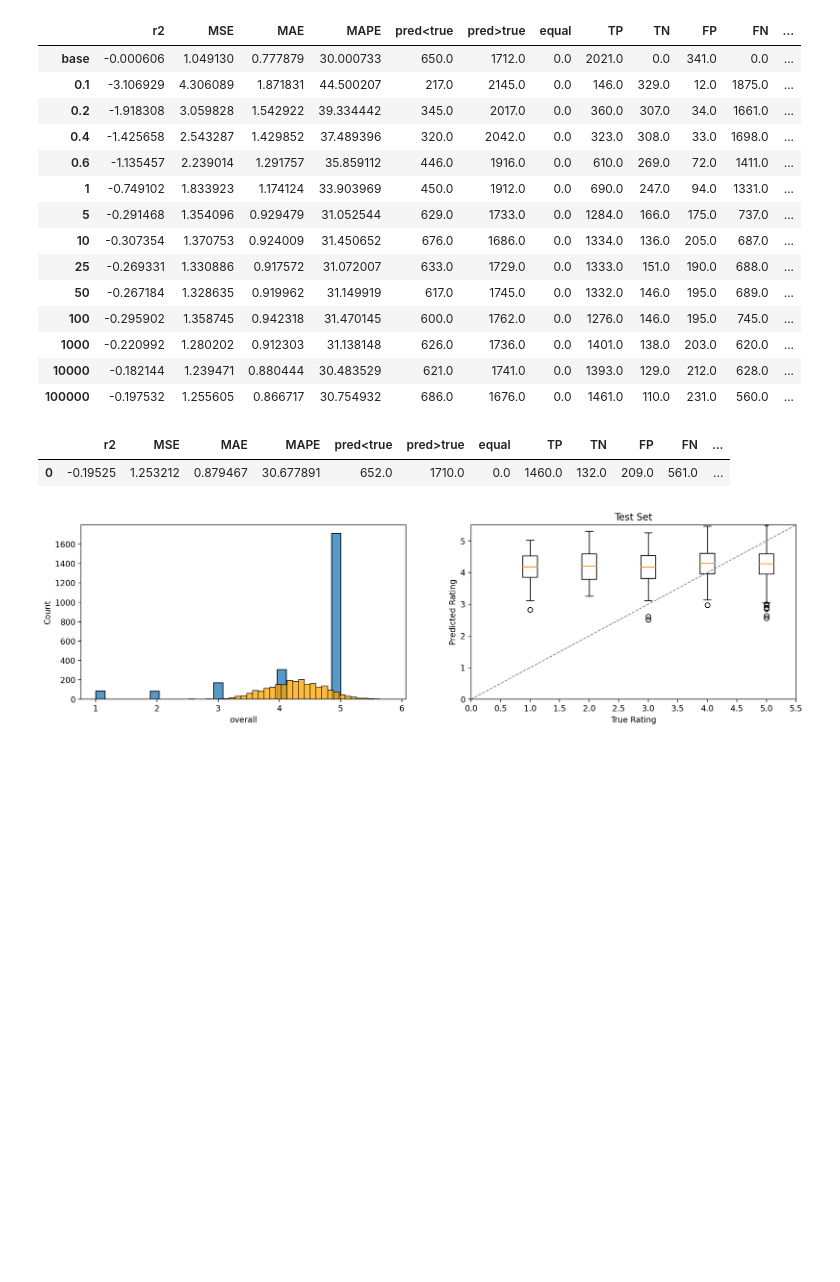
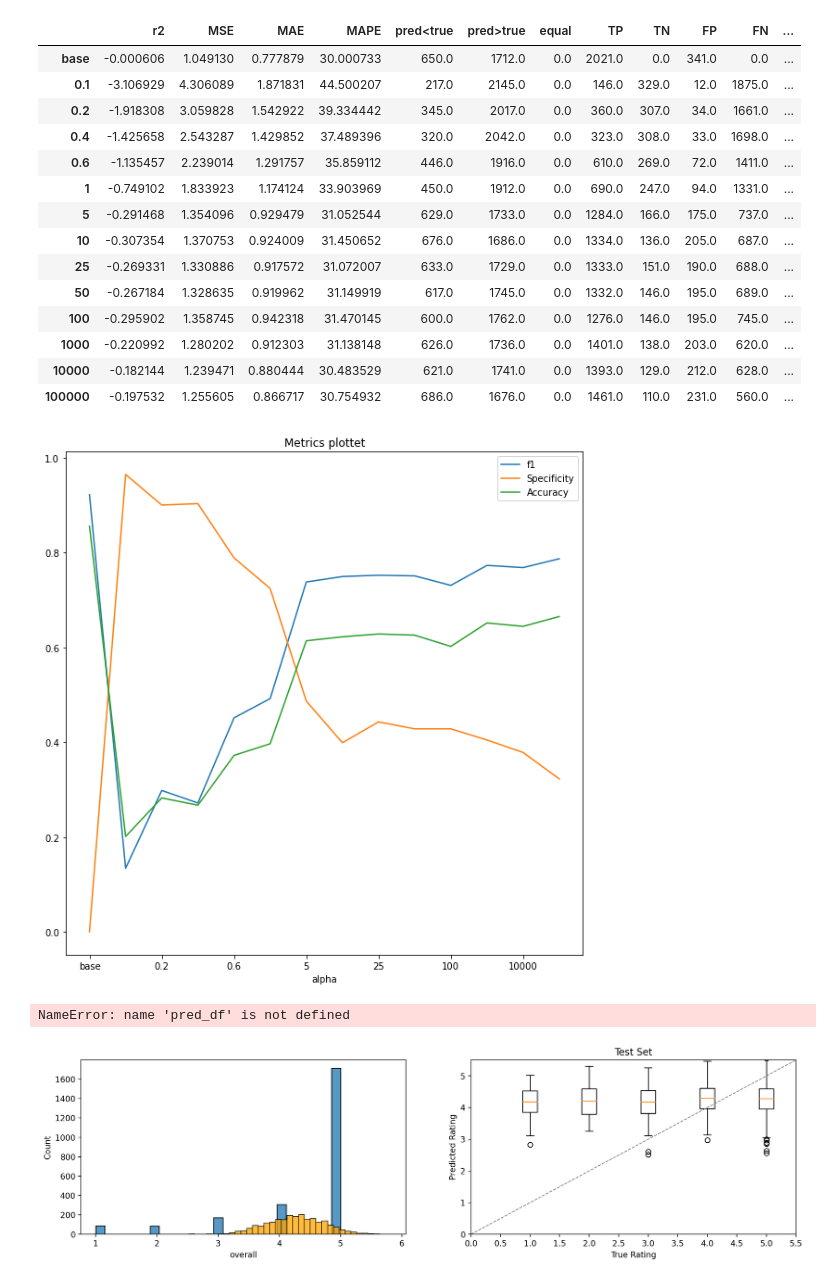
Before and after one commit to IkkefraIshoej/ABA-Exam, a Jupyter notebook: ABA final project-descriptive+basic recommender system_v2.ipynb, the cells around one changed output. Drawn from its saved outputs; the diff is of its cells as text; code cells hidden in the pictures; blank space fills up the shorter version.

```diff
--- a/ABA final project-descriptive+basic recommender system_v2.ipynb
+++ b/ABA final project-descriptive+basic recommender system_v2.ipynb
@@ -2889,7 +2891,7 @@ for i in alphas:
     # Test
     #del df_full_test['yhat']
     pred_df['yhat_NNfull_loss'] = model.predict([df_full_test["user"], df_full_test["product"],
-                                           df_full_test.iloc[:,7:-1]])
+                                           df_full_test.iloc[:,7:]])
     np.mean((pred_df.overall-pred_df['yhat_NNfull'])**2)
 
     KPIdf, _ = PerformanceMetrics(pred_df['overall'], pred_df['yhat_NNfull_loss'],
@@ -2934,6 +2938,16 @@ KPI_alpha
 | 1000 | -0.220992 | 1.280202 | 0.912303 | 31.138148 | 626.0 | 1736.0 | 0.0 | 1401.0 | 138.0 | 203.0 | 620.0 | ... |
 | 10000 | -0.182144 | 1.239471 | 0.880444 | 30.483529 | 621.0 | 1741.0 | 0.0 | 1393.0 | 129.0 | 212.0 | 628.0 | ... |
 | 100000 | -0.197532 | 1.255605 | 0.866717 | 30.754932 | 686.0 | 1676.0 | 0.0 | 1461.0 | 110.0 | 231.0 | 560.0 | ... |
+# %%
+#insert index on alphas.
+#test = pd.read_csv("testframe.txt", sep="\t")
+#test.rename(columns = {'Unnamed: 0':'alpha'},inplace=True)
+#test.set_index('alpha')
+KPI_alpha.plot(x='alpha', y=["f1",'Specificity','Accuracy'], use_index=True,
+        kind="line", figsize=(10, 10))
+plt.show()
+# %% [output]
+[figure, added]
 # %%
 def custom_loss(y_true, y_pred):
     #alpha=-0.9
@@ -2953,7 +2967,7 @@ def custom_loss(y_true, y_pred):
     squared_difference = ((y_true-y_pred)**2)*penalty
     return tf.reduce_mean(squared_difference, axis=-1)
 # %%
-   # Run neural network 5 times with different alpha parameters and plot the results
+# Run neural network 5 times with different alpha parameters and plot the results
 embeddings_size = 20
 usr, prd = df_cf.shape[0], df_cf.shape[1]
 ctx =  323 # time
@@ -3029,7 +3043,7 @@ model = training.model
 # Test
 #del df_full_test['yhat']
 pred_df['yhat_NNfull_loss'] = model.predict([df_full_test["user"], df_full_test["product"],
-                                       df_full_test.iloc[:,7:-1]])
+                                       df_full_test.iloc[:,7:]])
 np.mean((pred_df.overall-pred_df['yhat_NNfull'])**2)
 
 KPIdf, _ = PerformanceMetrics(pred_df['overall'], pred_df['yhat_NNfull_loss'],
@@ -3042,8 +3056,7 @@ KPI_alpha=pd.concat([KPI_alpha, KPIdf],axis=0)
 
 KPIdf
 # %% [output]
-|  | r2 | MSE | MAE | MAPE | pred<true | pred>true | equal | TP | TN | FP | FN | ... |
-| 0 | -0.19525 | 1.253212 | 0.879467 | 30.677891 | 652.0 | 1710.0 | 0.0 | 1460.0 | 132.0 | 209.0 | 561.0 | ... |
+NameError: name 'pred_df' is not defined
 # %%
 MakeBoxAndHistplot(testf['overall'], pred_df['yhat_NNfull_loss'], 'Test Set', pred_df, 'yhat_NNfull_loss')
 # %% [output]
```
Also changed, not shown: parts of 6 cells of this notebook.
